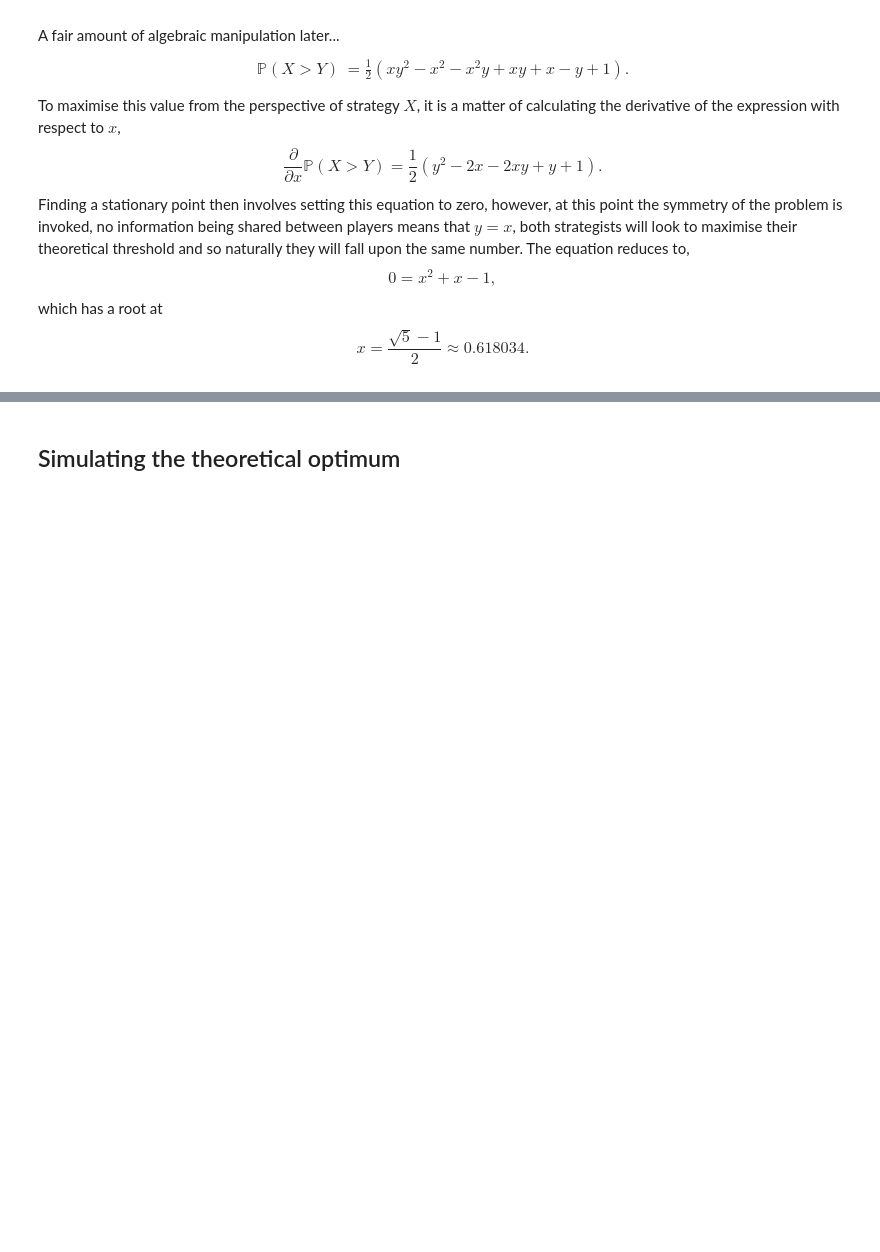
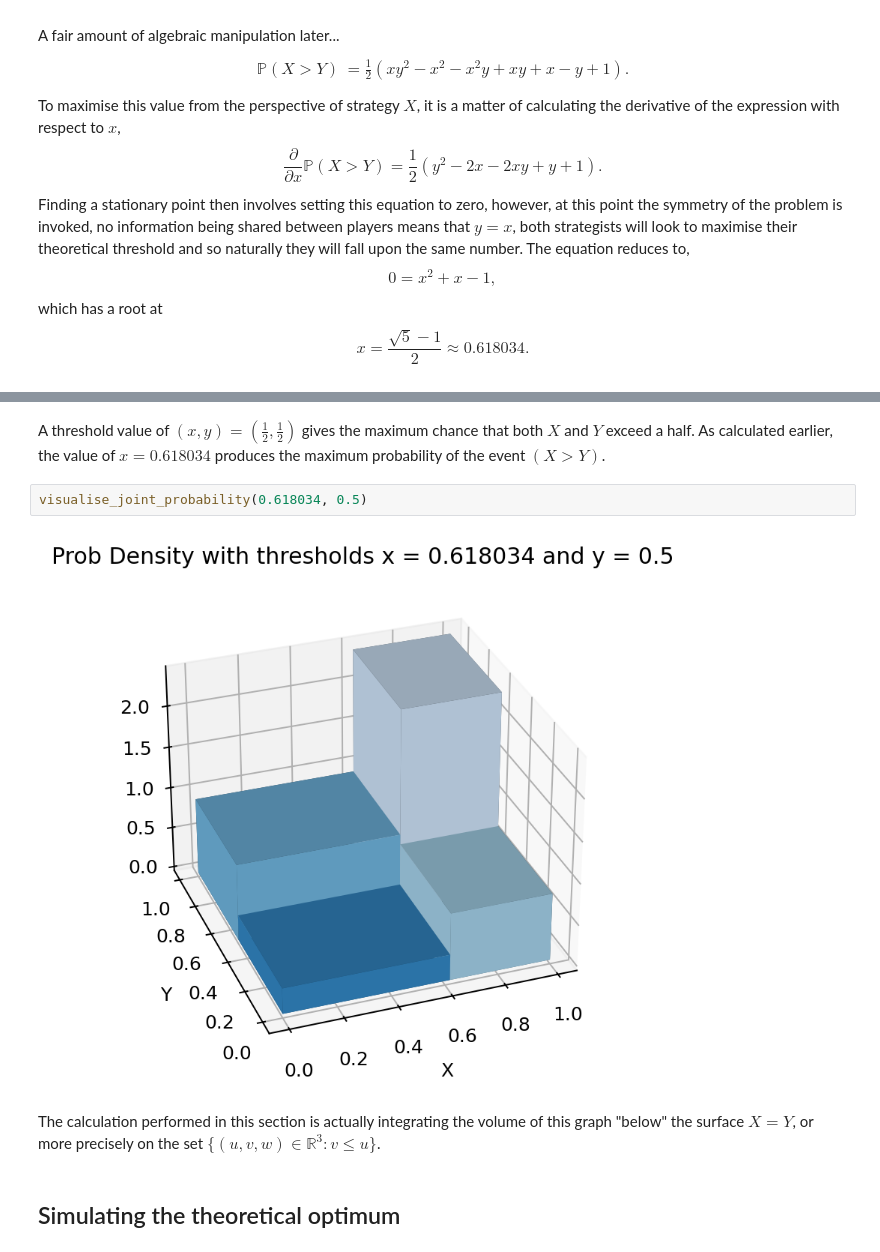
Before and after one commit to MoeK-S/ProbabilityNotes, a Jupyter notebook: Limitations_of_Expectation.ipynb, the cells around one changed output, grey strips where cells are left out. Drawn from its saved outputs; the diff is of its cells as text; blank space fills up the shorter version.

```diff
--- a/Limitations_of_Expectation.ipynb
+++ b/Limitations_of_Expectation.ipynb
@@ -126,2 +173,10 @@ which has a root at $$ x = \frac{\sqrt{5} - 1}{2} \approx 0.618034.$$
+# %% [markdown]
+A threshold value of $(x, y) = (\frac{1}{2}, \frac{1}{2})$ gives the maximum chance that both $X$ and $Y$ exceed a half. As calculated earlier, the value of $x = 0.618034$ produces the maximum probability of the event $(X>Y)$.
+# %%
+visualise_joint_probability(0.618034, 0.5)
+# %% [output]
+[figure, added]
+# %% [markdown]
+The calculation performed in this section is actually integrating the volume of this graph "below" the surface $X= Y$, or more precisely on the set $\lbrace (u,v,w) \in \mathbb{R}^3 : v  \leq u \rbrace$.
 # %% [markdown]
 ## Simulating the theoretical optimum
```
Also changed, not shown: parts of 7 cells of this notebook.
